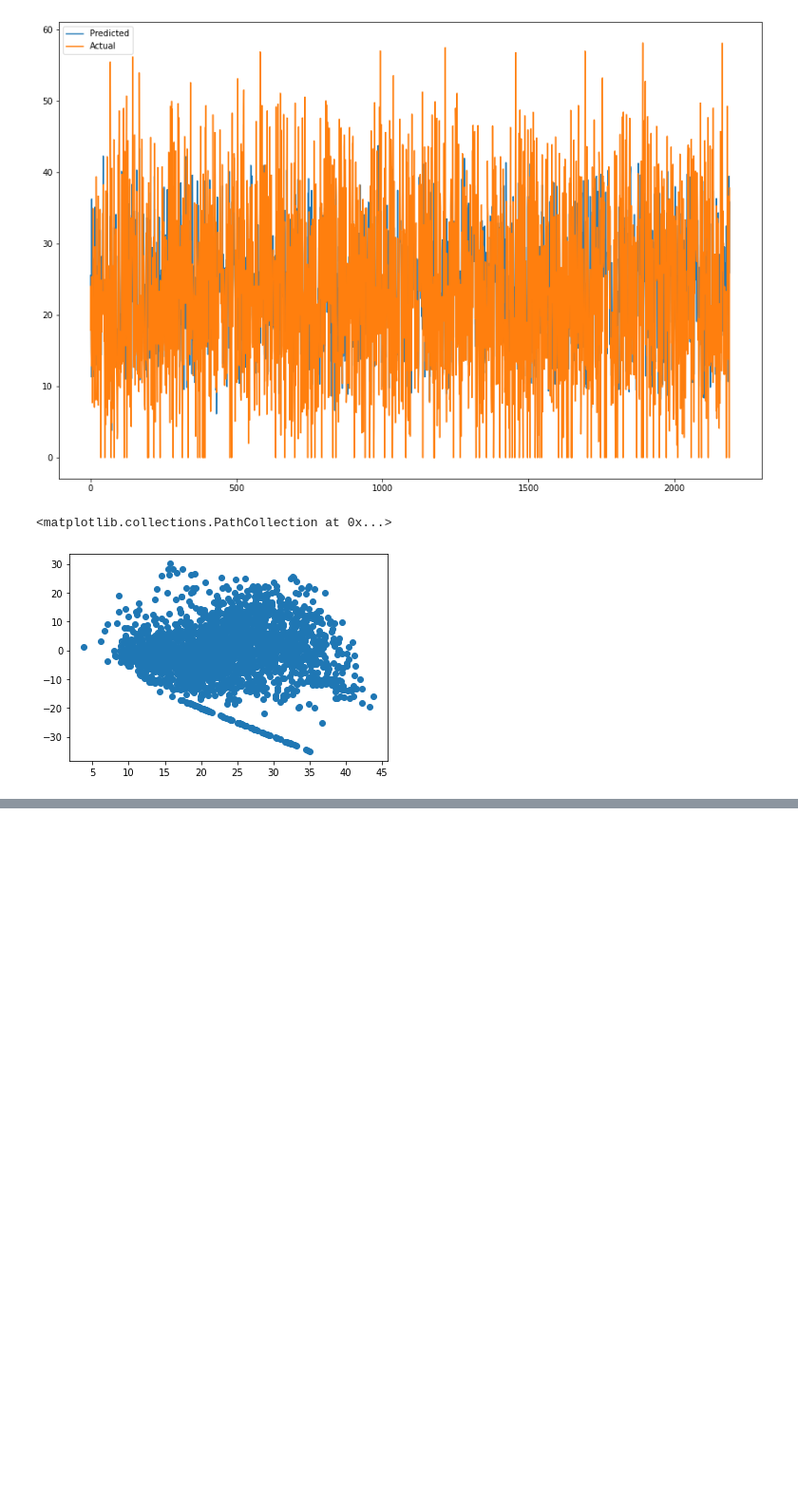
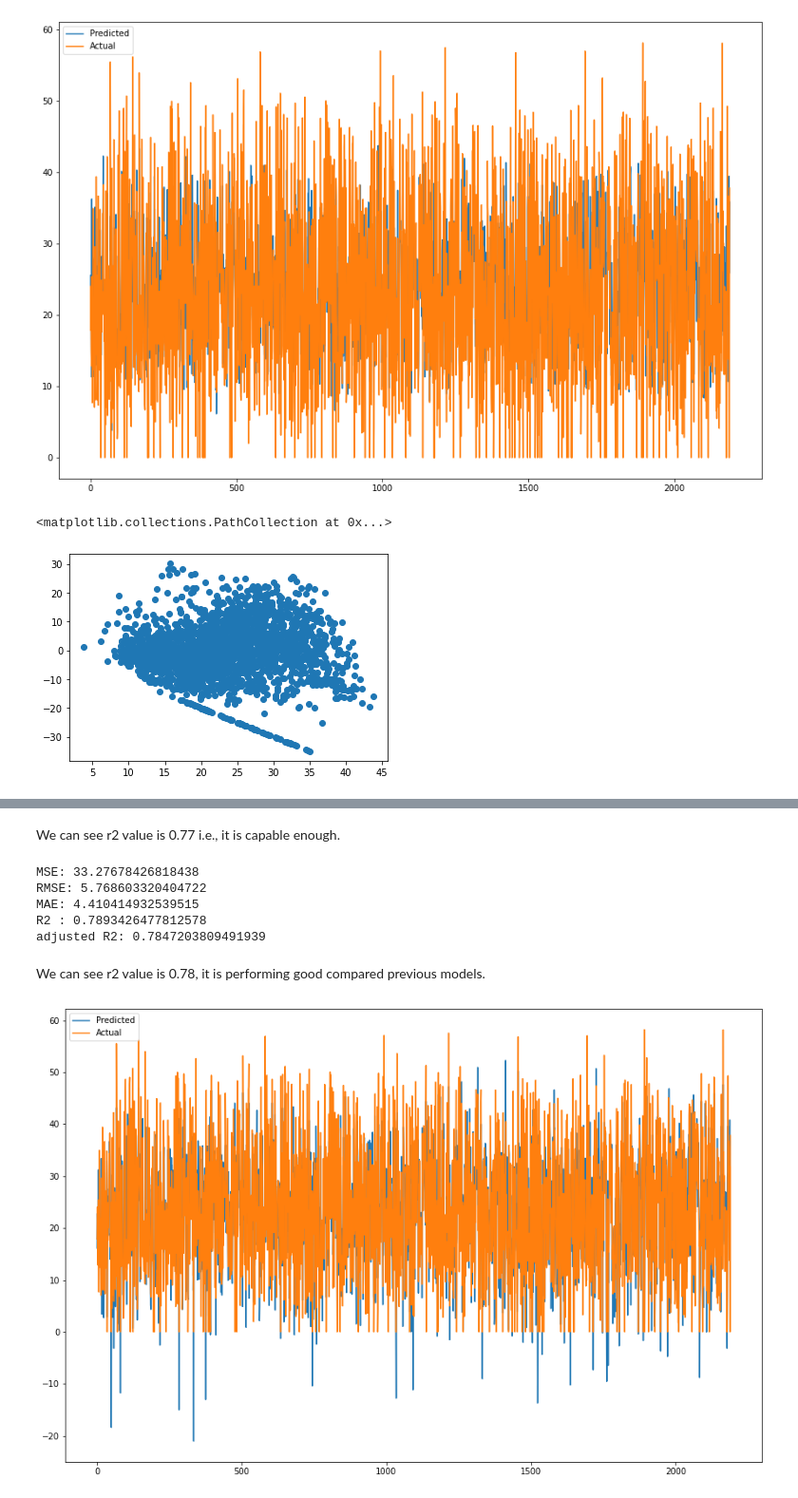
Before and after one commit to Meghanah97/Individual_project_bike_sharing_demand_prediction, a Jupyter notebook: Bike_Sharing_Demand_Prediction_Capstone_Project.ipynb, the cells around one changed output, grey strips where cells are left out. Shown at 95% size. Saved outputs shown, nothing was run; the diff lists cells and outputs as text; code cells hidden in the pictures; blank space fills up the shorter version.

```diff
--- a/Bike_Sharing_Demand_Prediction_Capstone_Project.ipynb
+++ b/Bike_Sharing_Demand_Prediction_Capstone_Project.ipynb
@@ -1059,0 +1064,5 @@ plt.scatter((Y_pred_test_las),(y_test-Y_pred_test_las))
+# %%
+from sklearn.linear_model import Ridge
+ridge=Ridge(alpha=0.1)
+# %%
+ridge.fit(X_train,Y_train)
@@ -1059,0 +1075,3 @@ plt.scatter((Y_pred_test_las),(y_test-Y_pred_test_las))
+# %%
+y_pred_train_ridge=ridge.predict(X_train)
+y_pred_test_ridge=ridge.predict(X_test)
@@ -1059,0 +1097,2 @@ plt.scatter((Y_pred_test_las),(y_test-Y_pred_test_las))
+# %% [markdown]
+We can see r2 value is 0.77 i.e., it is capable enough.
@@ -1059,0 +1109,22 @@ plt.scatter((Y_pred_test_las),(y_test-Y_pred_test_las))
+# %%
+from sklearn.metrics import mean_squared_error
+MSE_linr=mean_squared_error(y_test,y_pred_test_ridge)
+print("MSE:",MSE_linr)
+RMSE_linr=np.sqrt(MSE_linr)
+print("RMSE:",RMSE_linr)
+MAE_linr=mean_absolute_error(y_test,y_pred_test_ridge)
+print("MAE:",MAE_linr)
+
+from sklearn.metrics import r2_score
+r2_linr=r2_score((y_test),(y_pred_test_ridge))
+print("R2 :",r2_linr)
+adjusted_R2_linr=(1-(1-r2_score((y_test),(y_pred_test_ridge)))*((X_test.shape[0]-1)/(X_test.shape[0]-X_test.shape[1]-1)))
+print("adjusted R2:",1-(1-r2_score((y_test),(y_pred_test_ridge)))*((X_test.shape[0]-1)/(X_test.shape[0]-X_test.shape[1]-1)))
+# %% [output]
+MSE: 33.27678426818438
+RMSE: 5.768603320404722
+MAE: 4.410414932539515
+R2 : 0.7893426477812578
+adjusted R2: 0.7847203809491939
+# %% [markdown]
+We can see r2 value is 0.78, it is performing good compared previous models.
@@ -1059,0 +1141,8 @@ plt.scatter((Y_pred_test_las),(y_test-Y_pred_test_las))
+# %%
+plt.figure(figsize=(15,10))
+plt.plot(np.array(y_pred_test_ridge))
+plt.plot(np.array((y_test)))
+plt.legend(["Predicted","Actual"])
+plt.show()
+# %% [output]
+[figure, added]
```
Also changed, not shown: parts of 29 cells of this notebook.
